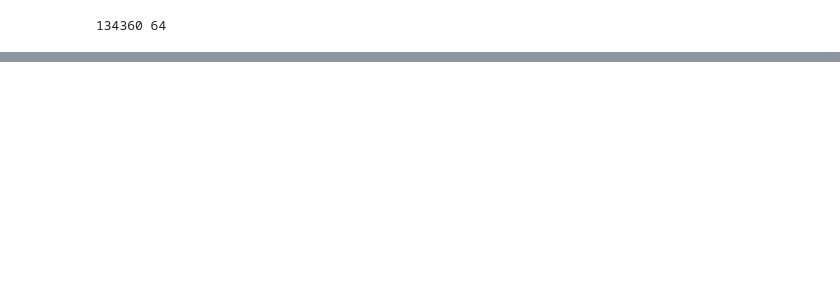
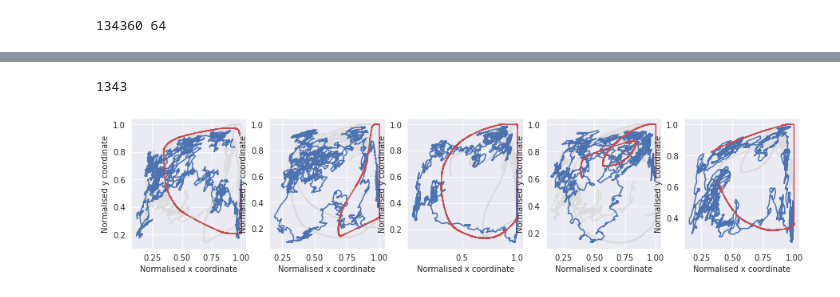
Before and after one commit to rnatarajan98/eCoG_Joystick_Analysis, a Jupyter notebook: MLP.ipynb, the cells around one changed output, grey strips where cells are left out. Cells and saved outputs as stored; diff of their text form; code cells hidden in the pictures; blank space fills up the shorter version.

```diff
--- a/MLP.ipynb
+++ b/MLP.ipynb
@@ -625,0 +494,40 @@ Y: 0.3035818934440613
+# %%
+def bin_trajectory(x, y, nbins):
+
+  bin_x = np.array_split(x, nbins)
+  bin_y = np.array_split(y, nbins)
+  bin_traj = []
+
+  for i in range(len(bin_x)):
+    traj_chunk = np.asarray([bin_x[i], bin_y[i]])
+    bin_traj.append(traj_chunk)
+
+  binsize = len(bin_x[0])
+  return bin_traj, binsize
+
+def plot_trajectories(true_x, true_y, preds_x, preds_y, nbins = 5, shadow = False):
+  true_traj_bin, binsize = bin_trajectory(true_x, true_y, nbins=nbins)
+  pred_traj_bin, binsize = bin_trajectory(preds_x, preds_y, nbins=nbins)
+
+  print(int(binsize/4))
+
+  h = 3
+  plt.figure(figsize = (h*nbins, h))
+  for i, b in enumerate(range(nbins)):
+    plt.subplot(1, nbins, b+1)
+    if shadow:
+      for j in [-1, 1]:
+        try:
+          plt.plot(true_traj_bin[i+j][0][int(binsize/4):], true_traj_bin[i+j][1][int(binsize/4):], color='gainsboro')
+          plt.plot(pred_traj_bin[i+j][0][:int(binsize/4)], pred_traj_bin[i+j][1][:int(binsize/4)], color='gainsboro')
+        except:
+          pass
+    plt.plot(pred_traj_bin[i][0], pred_traj_bin[i][1], label="predicted trajectory")
+    plt.plot(true_traj_bin[i][0], true_traj_bin[i][1], label="true trajectory", color='#C44E52')
+    plt.xlabel("Normalised x coordinate")
+    plt.ylabel("Normalised y coordinate")
+# %%
+plot_trajectories(x_traj_true, y_traj_true, x_traj_pred, y_traj_pred, 5, True)
+# %% [output]
+1343
+[figure, added]
```
Also changed, not shown: parts of 28 cells of this notebook, 3 other files.
